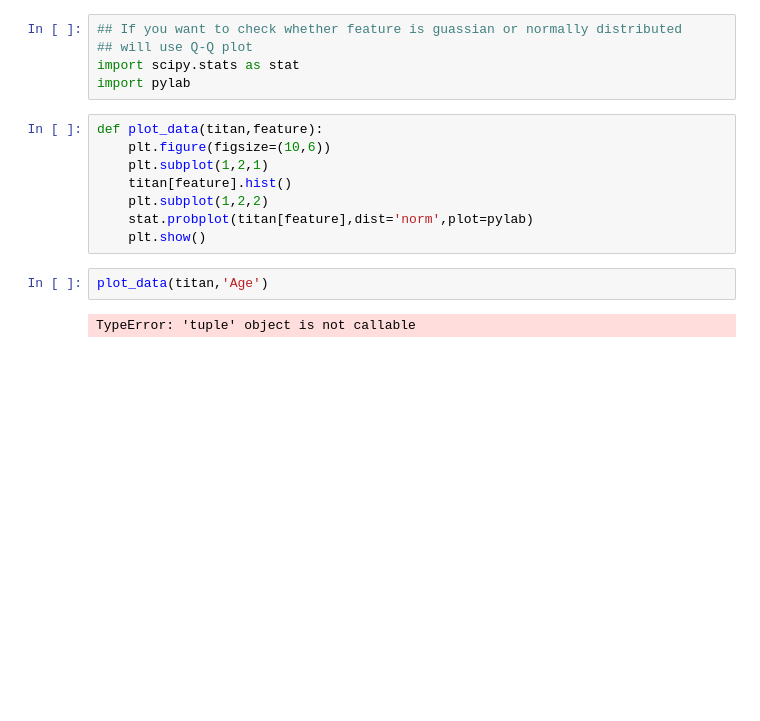
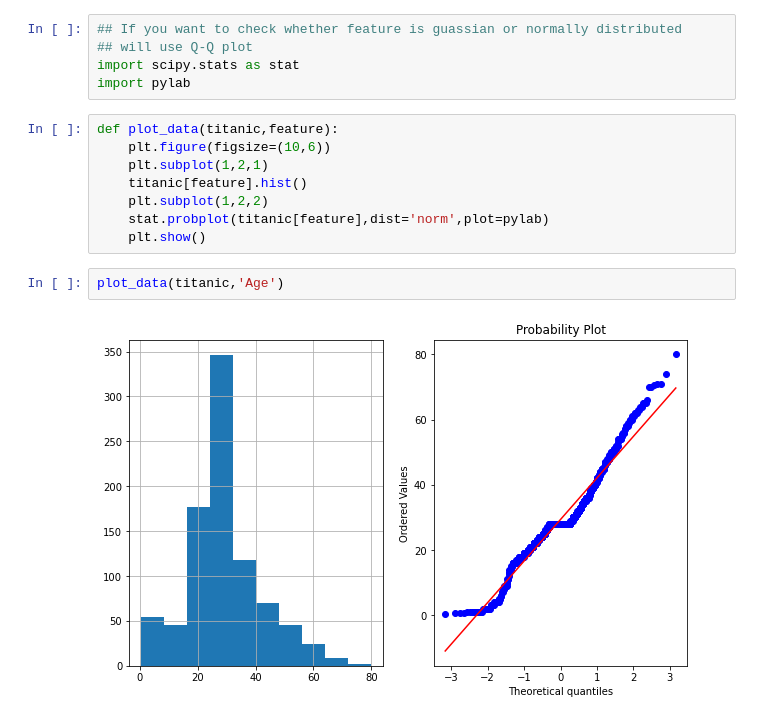
Before and after one commit to jeysura1/Jey_Python, a Jupyter notebook: Scaling and Transformation.ipynb, the cells around one changed output. Drawn from its saved outputs; the diff is of its cells as text; blank space fills up the shorter version.

```diff
--- a/Scaling and Transformation.ipynb
+++ b/Scaling and Transformation.ipynb
@@ -176,14 +120,14 @@ TypeError: 'tuple' object is not callable
 import scipy.stats as stat
 import pylab
 # %%
-def plot_data(titan,feature):
+def plot_data(titanic,feature):
     plt.figure(figsize=(10,6))
     plt.subplot(1,2,1)
-    titan[feature].hist()
+    titanic[feature].hist()
     plt.subplot(1,2,2)
-    stat.probplot(titan[feature],dist='norm',plot=pylab)
+    stat.probplot(titanic[feature],dist='norm',plot=pylab)
     plt.show()
 # %%
-plot_data(titan,'Age')
+plot_data(titanic,'Age')
 # %% [output]
-TypeError: 'tuple' object is not callable
+[figure, added]
```
Also changed, not shown: parts of 25 cells of this notebook.
